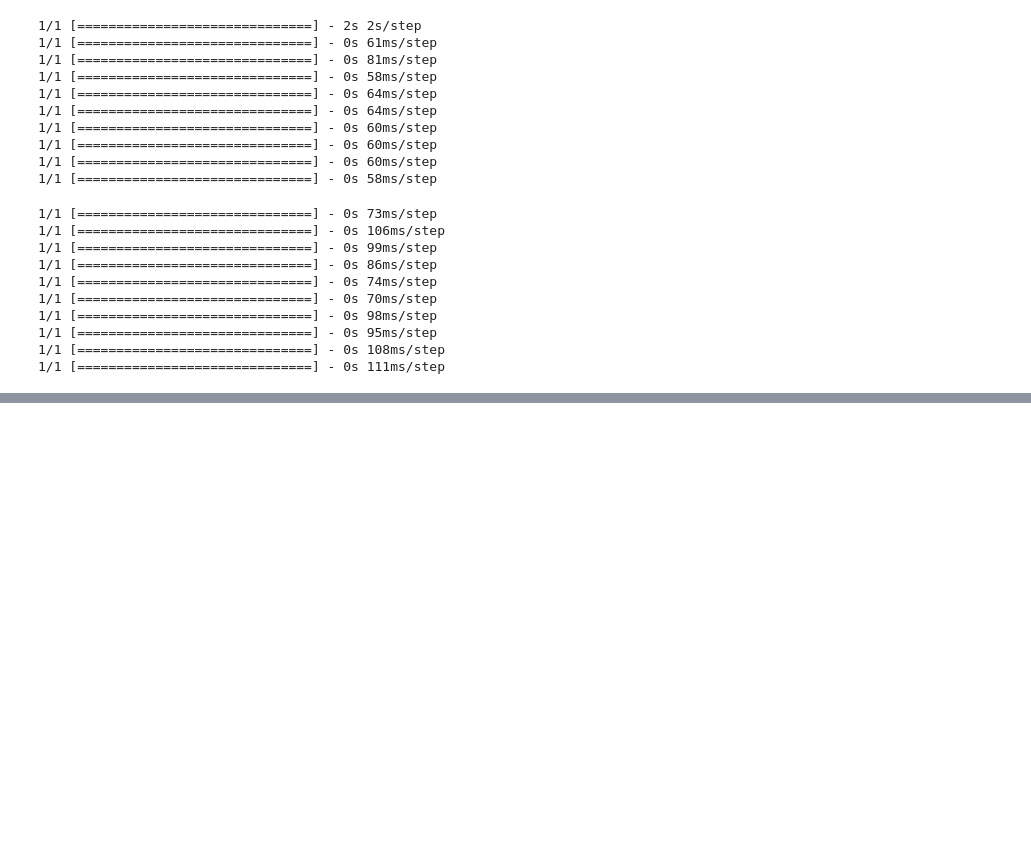
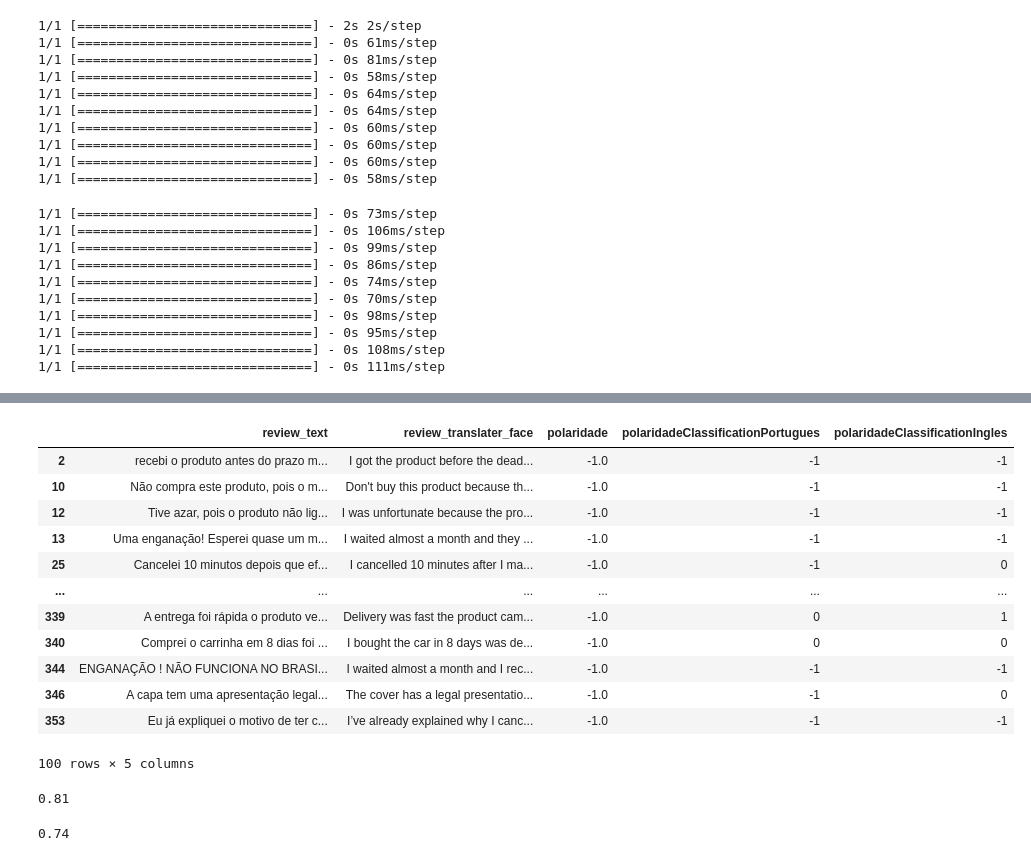
Before and after one commit to Lincolnwallace1/Impacto-da-tradu-o-neural-na-classifica-o-de-sentimentos, a Jupyter notebook: TCC-12-08.ipynb, the cells around one changed output, grey strips where cells are left out. Cells and saved outputs as stored; diff of their text form; code cells hidden in the pictures; blank space fills up the shorter version.

```diff
--- a/TCC-12-08.ipynb
+++ b/TCC-12-08.ipynb
@@ -280,0 +371,24 @@ neutral
+# %%
+b2wNegative['review_translater_face'] = b2wNegative['review_text'].apply(translater_frases)
+# %%
+b2wNegative['polaridadeClassificationPortugues'] = b2wNegative['review_text'].apply(classification_frasesC)
+# %%
+b2wNegative['polaridadeClassificationIngles'] = b2wNegative['review_translater_face'].apply(classification_frasesC)
+# %%
+b2wNegative.drop(columns='polarity', inplace=True)
+# %%
+b2wNegative
+# %% [output]
+|  | review_text | review_translater_face | polaridade | polaridadeClassificationPortugues | polaridadeClassificationIngles |
+| 2 | recebi o produto antes do prazo m... | I got the product before the dead... | -1.0 | -1 | -1 |
+| 10 | Não compra este produto, pois o m... | Don't buy this product because th... | -1.0 | -1 | -1 |
+| 12 | Tive azar, pois o produto não lig... | I was unfortunate because the pro... | -1.0 | -1 | -1 |
+| 13 | Uma enganação! Esperei quase um m... | I waited almost a month and they ... | -1.0 | -1 | -1 |
+| 25 | Cancelei 10 minutos depois que ef... | I cancelled 10 minutes after I ma... | -1.0 | -1 | 0 |
+| ... | ... | ... | ... | ... | ... |
+| 339 | A entrega foi rápida o produto ve... | Delivery was fast the product cam... | -1.0 | 0 | 1 |
+| 340 | Comprei o carrinha em 8 dias foi ... | I bought the car in 8 days was de... | -1.0 | 0 | 0 |
+| 344 | ENGANAÇÃO ! NÃO FUNCIONA NO BRASI... | I waited almost a month and I rec... | -1.0 | -1 | -1 |
+| 346 | A capa tem uma apresentação legal... | The cover has a legal presentatio... | -1.0 | -1 | 0 |
+| 353 | Eu já expliquei o motivo de ter c... | I’ve already explained why I canc... | -1.0 | -1 | -1 |
+100 rows × 5 columns
@@ -280,0 +400,4 @@ neutral
+# %%
+f1B2wNegativePortugues
+# %% [output]
+0.81
@@ -280,0 +409,4 @@ neutral
+# %%
+f1B2wNegativeIngles
+# %% [output]
+0.74
```
Also changed, not shown: parts of 46 cells of this notebook, 1 other file.
